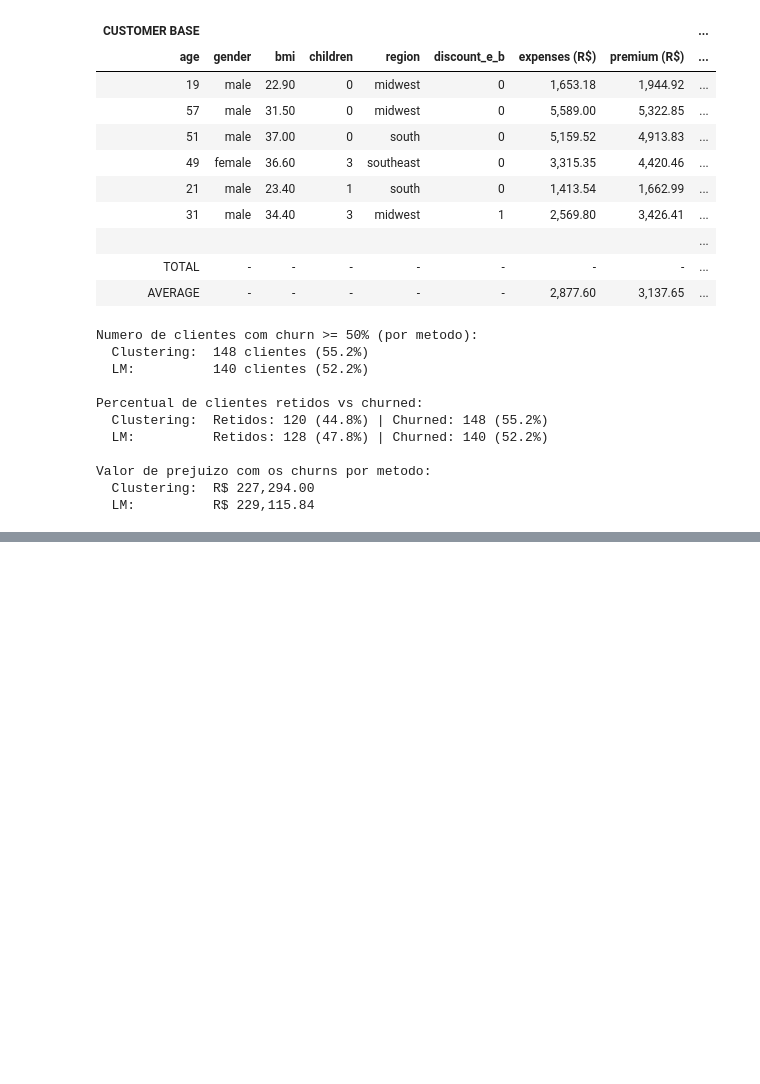
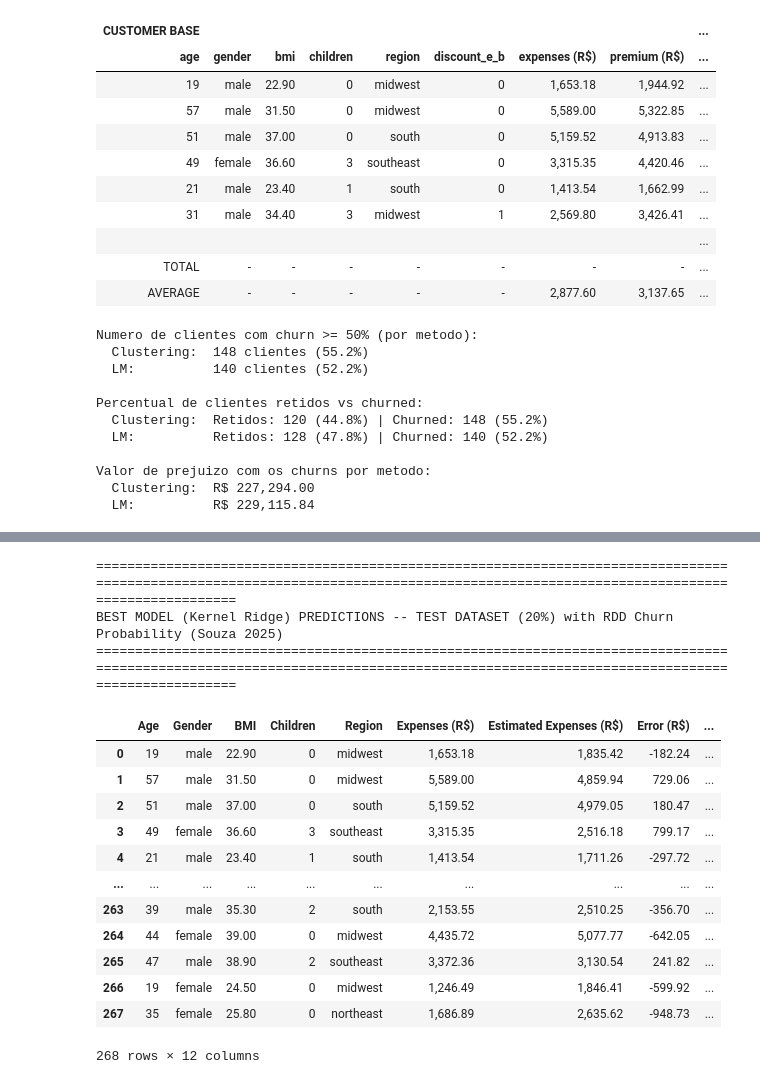
Before and after one commit to renancaetan0/prediction_methods_health_insurance, a Jupyter notebook: notebooks/prediction_methods_health_insurance.ipynb, the cells around one changed output, grey strips where cells are left out. Saved outputs shown, nothing was run; the diff lists cells and outputs as text; code cells hidden in the pictures; blank space fills up the shorter version.

```diff
--- a/notebooks/prediction_methods_health_insurance.ipynb
+++ b/notebooks/prediction_methods_health_insurance.ipynb
@@ -4261,0 +5404,79 @@ The analysis showed that applying these pricing models to **existing customers**
+# %%
+# Best Model pricing table: Amount to Charge, Profit, Customer Payment Difference, Churn Chance
+import pandas as pd
+import numpy as np
+
+pd.set_option('display.max_columns', None)
+pd.set_option('display.width', None)
+
+# RDD parameters (Souza 2025)
+_rdd_threshold = 0.20
+_alpha  = 0.05
+_beta_1 = 1.0
+_beta_2 = 0.15
+_beta_3 = 1.5
+
+def _calc_churn(pct):
+    x = pct / 100
+    ind = 1 if x >= _rdd_threshold else 0
+    dist = x - _rdd_threshold
+    prob = _alpha + _beta_1 * x + _beta_2 * ind + _beta_3 * dist * ind
+    return max(0, min(1, prob)) * 100
+
+# build display frame from results_best
+disp_best = results_best[[
+    'age', 'gender', 'bmi', 'children', 'region',
+    'expenses', 'estimated_expenses_best', 'error_estimated_expenses (R$)'
+]].copy().reset_index(drop=True)
+
+disp_best.columns = [
+    'Age', 'Gender', 'BMI', 'Children', 'Region',
+    'Expenses (R$)', 'Estimated Expenses (R$)', 'Error (R$)'
+]
+
+# Amount to Charge with 25% margin
+disp_best['Amount to Charge (R$)'] = (results_best['estimated_expenses_best'] / 0.75).round(2)
+disp_best["Profit we'd made (R$)"] = (
+    disp_best['Amount to Charge (R$)']
+    - base_health_insurance_test_df['expenses'].reset_index(drop=True)
+).round(2)
+
+# Customer Payment Difference: new amount vs current premium
+_premium_best = base_health_insurance_test_df['premium'].reset_index(drop=True)
+_cpd_best = (
+    (disp_best['Amount to Charge (R$)'] - _premium_best) / _premium_best * 100
+).round(2)
+disp_best['Customer Payment Difference (%)'] = _cpd_best
+disp_best["Churn's Chance (%)"] = _cpd_best.apply(_calc_churn).round(2)
+
+# format for display
+for _c in ['Expenses (R$)', 'Estimated Expenses (R$)', 'Amount to Charge (R$)', "Profit we'd made (R$)"]:
+    disp_best[_c] = disp_best[_c].apply(lambda x: f'{x:,.2f}')
+disp_best['Error (R$)'] = disp_best['Error (R$)'].apply(lambda x: f'{x:,.2f}')
+disp_best['Customer Payment Difference (%)'] = disp_best['Customer Payment Difference (%)'].apply(lambda x: f'{x:.2f}%')
+disp_best["Churn's Chance (%)"] = disp_best["Churn's Chance (%)"].apply(lambda x: f'{x:.2f}%')
+
+print('=' * 180)
+print('BEST MODEL (' + str(_WINNER_NAME) + ') PREDICTIONS -- TEST DATASET (20%) with RDD Churn Probability (Souza 2025)')
+print('=' * 180)
+display(disp_best)
+
+pd.reset_option('display.max_columns')
+pd.reset_option('display.width')
+# %% [output]
+====================================================================================================================================================================================
+BEST MODEL (Kernel Ridge) PREDICTIONS -- TEST DATASET (20%) with RDD Churn Probability (Souza 2025)
+====================================================================================================================================================================================
+|  | Age | Gender | BMI | Children | Region | Expenses (R$) | Estimated Expenses (R$) | Error (R$) | ... |
+| 0 | 19 | male | 22.90 | 0 | midwest | 1,653.18 | 1,835.42 | -182.24 | ... |
+| 1 | 57 | male | 31.50 | 0 | midwest | 5,589.00 | 4,859.94 | 729.06 | ... |
+| 2 | 51 | male | 37.00 | 0 | south | 5,159.52 | 4,979.05 | 180.47 | ... |
+| 3 | 49 | female | 36.60 | 3 | southeast | 3,315.35 | 2,516.18 | 799.17 | ... |
+| 4 | 21 | male | 23.40 | 1 | south | 1,413.54 | 1,711.26 | -297.72 | ... |
+| ... | ... | ... | ... | ... | ... | ... | ... | ... | ... |
+| 263 | 39 | male | 35.30 | 2 | south | 2,153.55 | 2,510.25 | -356.70 | ... |
+| 264 | 44 | female | 39.00 | 0 | midwest | 4,435.72 | 5,077.77 | -642.05 | ... |
+| 265 | 47 | male | 38.90 | 2 | southeast | 3,372.36 | 3,130.54 | 241.82 | ... |
+| 266 | 19 | female | 24.50 | 0 | midwest | 1,246.49 | 1,846.41 | -599.92 | ... |
+| 267 | 35 | female | 25.80 | 0 | northeast | 1,686.89 | 2,635.62 | -948.73 | ... |
+268 rows × 12 columns
```
Also changed, not shown: parts of 24 cells of this notebook.
